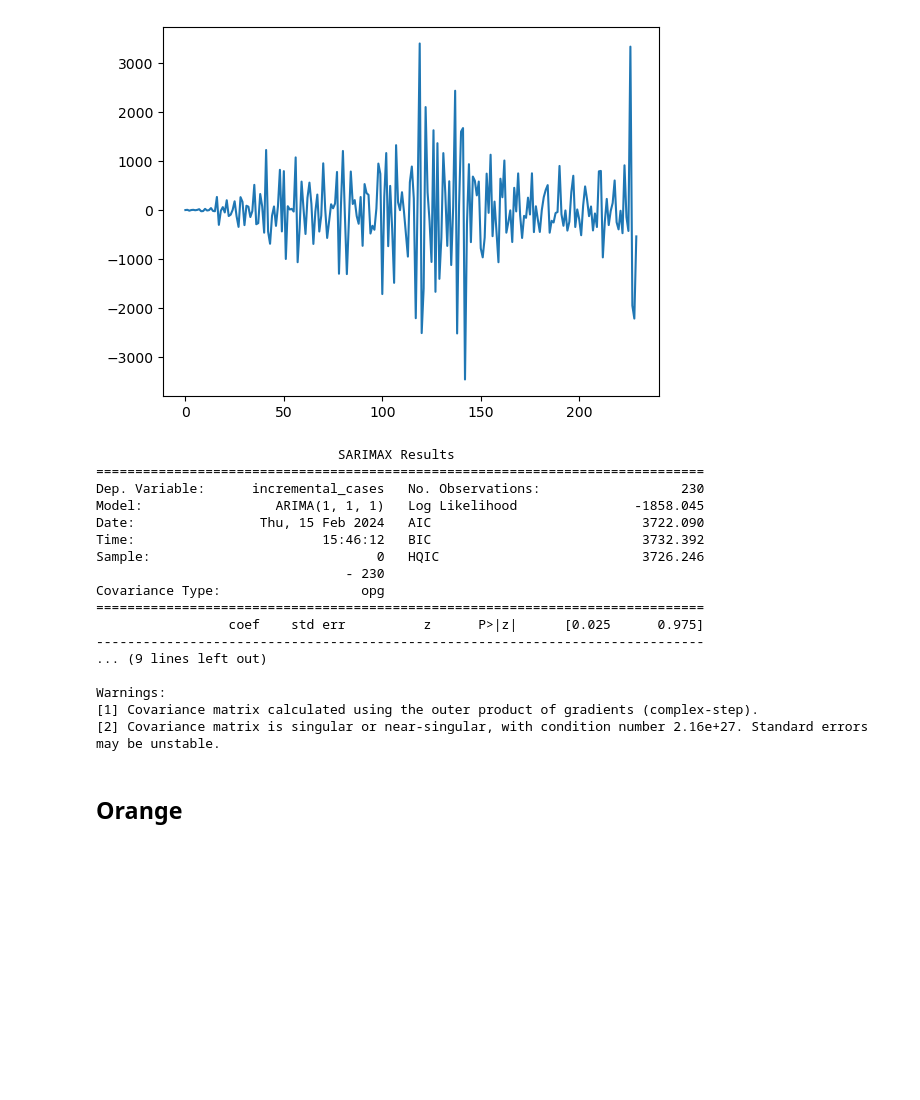
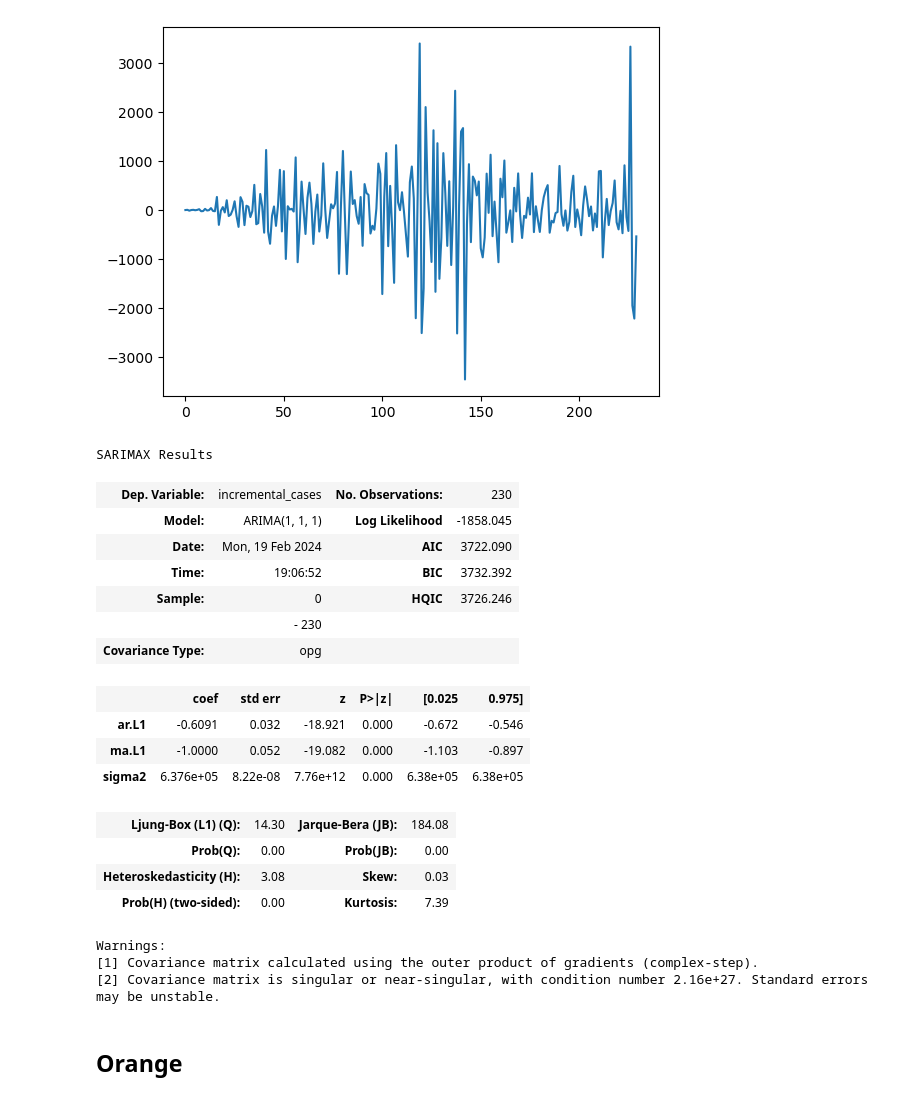
Before and after one commit to songalal/datascienceproject390, a Jupyter notebook: Elena_ARIMA_California.ipynb, the cells around one changed output. Saved outputs shown, nothing was run; the diff lists cells and outputs as text; code cells hidden in the pictures; blank space fills up the shorter version.

```diff
--- a/Elena_ARIMA_California.ipynb
+++ b/Elena_ARIMA_California.ipynb
@@ -148,25 +149,27 @@ plt.plot(model.resid)
 [<matplotlib.lines.Line2D at 0x...>]
 [figure]
 # %%
-print(model.summary())
+model.summary()
 # %% [output]
-                               SARIMAX Results
-==============================================================================
-Dep. Variable:      incremental_cases   No. Observations:                  230
-Model:                 ARIMA(1, 1, 1)   Log Likelihood               -1858.045
-Date:                Thu, 15 Feb 2024   AIC                           3722.090
-Time:                        15:46:12   BIC                           3732.392
-Sample:                             0   HQIC                          3726.246
-                                - 230
-Covariance Type:                  opg
-==============================================================================
-                 coef    std err          z      P>|z|      [0.025      0.975]
-------------------------------------------------------------------------------
-... (9 lines left out)
-
-Warnings:
-[1] Covariance matrix calculated using the outer product of gradients (complex-step).
-[2] Covariance matrix is singular or near-singular, with condition number 2.16e+27. Standard errors may be unstable.
+SARIMAX Results
+| Dep. Variable: | incremental_cases | No. Observations: | 230 |
+| Model: | ARIMA(1, 1, 1) | Log Likelihood | -1858.045 |
+| Date: | Mon, 19 Feb 2024 | AIC | 3722.090 |
+| Time: | 19:06:52 | BIC | 3732.392 |
+| Sample: | 0 | HQIC | 3726.246 |
+|  | - 230 |  |  |
+| Covariance Type: | opg |  |  |
+|  | coef | std err | z | P>|z| | [0.025 | 0.975] |
+| ar.L1 | -0.6091 | 0.032 | -18.921 | 0.000 | -0.672 | -0.546 |
+| ma.L1 | -1.0000 | 0.052 | -19.082 | 0.000 | -1.103 | -0.897 |
+| sigma2 | 6.376e+05 | 8.22e-08 | 7.76e+12 | 0.000 | 6.38e+05 | 6.38e+05 |
+| Ljung-Box (L1) (Q): | 14.30 | Jarque-Bera (JB): | 184.08 |
+| Prob(Q): | 0.00 | Prob(JB): | 0.00 |
+| Heteroskedasticity (H): | 3.08 | Skew: | 0.03 |
+| Prob(H) (two-sided): | 0.00 | Kurtosis: | 7.39 |
+Warnings:
+[1] Covariance matrix calculated using the outer product of gradients (complex-step).
+[2] Covariance matrix is singular or near-singular, with condition number 2.16e+27. Standard errors may be unstable.
 # %% [markdown]
 ## Orange
 # %%
```
Also changed, not shown: parts of 3 cells of this notebook, 2 other files.
